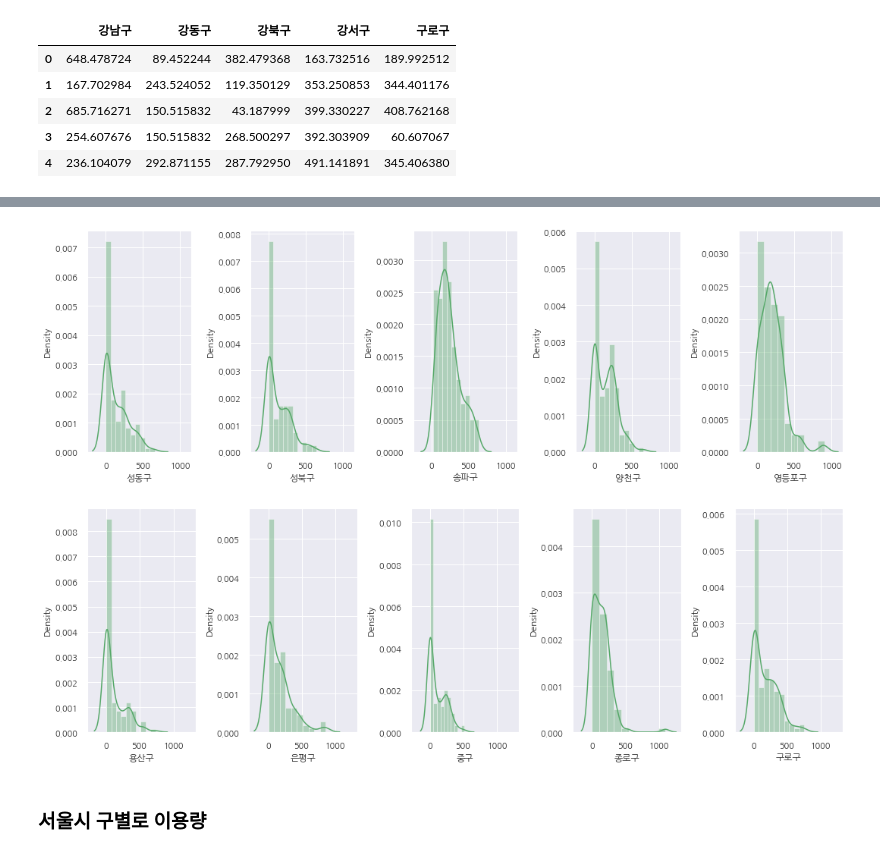
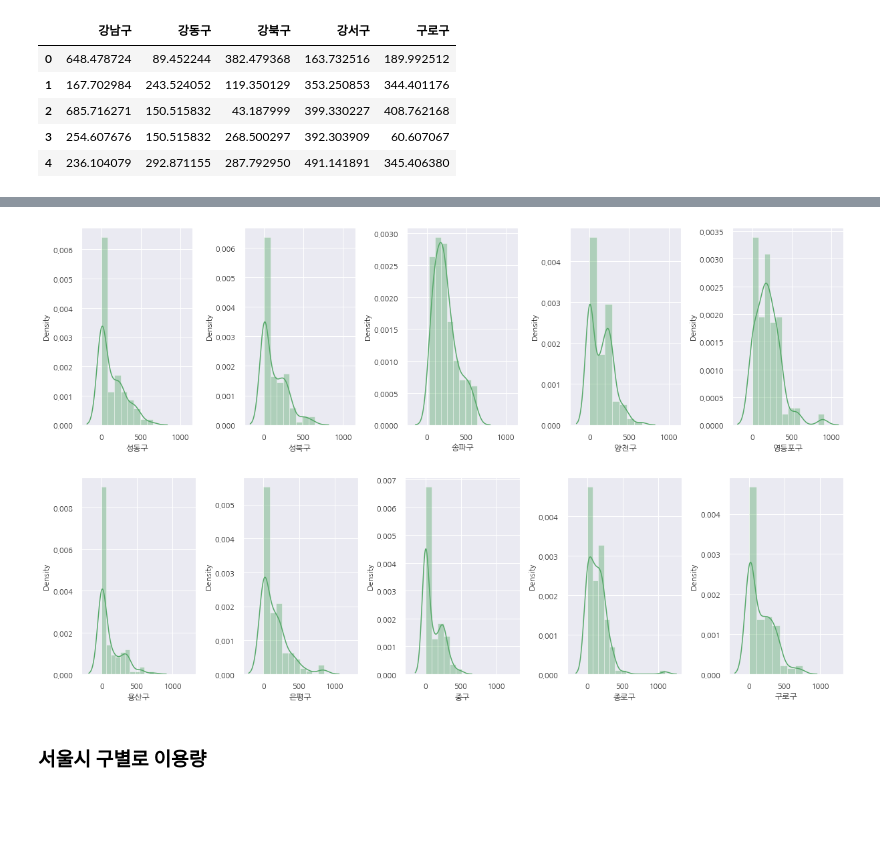
Before and after one commit to ihobbang250/custom_repo, a Jupyter notebook: main2.ipynb, the cells around one changed output, grey strips where cells are left out. Cells and saved outputs as stored; diff of their text form; code cells hidden in the pictures; blank space fills up the shorter version.

```diff
--- a/main2.ipynb
+++ b/main2.ipynb
@@ -293,11 +320,11 @@ location_1.head()
 | 4 | 236.104079 | 292.871155 | 287.792950 | 491.141891 | 345.406380 |
 # %%
 #시각화 5개구로 구분
-fig, ax = plt.subplots(1, 5, figsize = (15, 5), sharex = True, tight_layout=True)
+fig, ax = plt.subplots(1, 5, figsize = (17, 5), sharex = True, tight_layout=True)
 i, j = 0, 0
 
 for location, n_row in location_1.iteritems():
-    sns.distplot(n_row, ax = ax[i], bins = 10, color = 'g')
+    sns.distplot(n_row, ax = ax[i], color = 'g')
     i += 1
 
 
@@ -308,10 +335,10 @@ plt.show()
 # %%
 #시각화
-fig, ax = plt.subplots(1, 5, figsize = (15, 5), sharex = True, tight_layout=True)
+fig, ax = plt.subplots(1, 5, figsize = (17, 5), sharex = True, tight_layout=True)
 i, j = 0, 0
 
 for location, n_row in location_2.iteritems():
-    sns.distplot(n_row, ax = ax[i], bins = 10, color = 'g')
+    sns.distplot(n_row, ax = ax[i], color = 'g')
     i += 1
 
 
@@ -322,10 +349,10 @@ plt.show()
 # %%
 #시각화
-fig, ax = plt.subplots(1, 5, figsize = (15, 5), sharex = True, tight_layout=True)
+fig, ax = plt.subplots(1, 5, figsize = (18, 5), sharex = True, tight_layout=True)
 i, j = 0, 0
 
 for location, n_row in location_3.iteritems():
-    sns.distplot(n_row, ax = ax[i], bins = 10, color = 'g')
+    sns.distplot(n_row, ax = ax[i], color = 'g')
     i += 1
 
 
@@ -336,30 +363,30 @@ plt.show()
 # %%
 #시각화
-fig, ax = plt.subplots(1, 5, figsize = (15, 5), sharex = True, tight_layout=True)
+fig, ax = plt.subplots(1, 5, figsize = (17, 5), sharex = True, tight_layout=True)
 i, j = 0, 0
 
 for location, n_row in location_4.iteritems():
-    sns.distplot(n_row, ax = ax[i], bins = 10, color = 'g')
+    sns.distplot(n_row, ax = ax[i],color = 'g')
     i += 1
 
 
 plt.tight_layout()
 plt.show()
 # %% [output]
-[figure, old version]
+[figure, new version]
 # %%
 #시각화
-fig, ax = plt.subplots(1, 5, figsize = (15, 5), sharex = True, tight_layout=True)
+fig, ax = plt.subplots(1, 5, figsize = (17, 5), sharex = True, tight_layout=True)
 i, j = 0, 0
 
 for location, n_row in location_5.iteritems():
-    sns.distplot(n_row, ax = ax[i], bins = 10, color = 'g')
+    sns.distplot(n_row, ax = ax[i], color = 'g')
     i += 1
 
 plt.tight_layout()
 plt.show()
 # %% [output]
-[figure, old version]
+[figure, new version]
 # %% [markdown]
 ### 서울시 구별로 이용량
 # %% [markdown]
```
Also changed, not shown: parts of 8 cells of this notebook.
